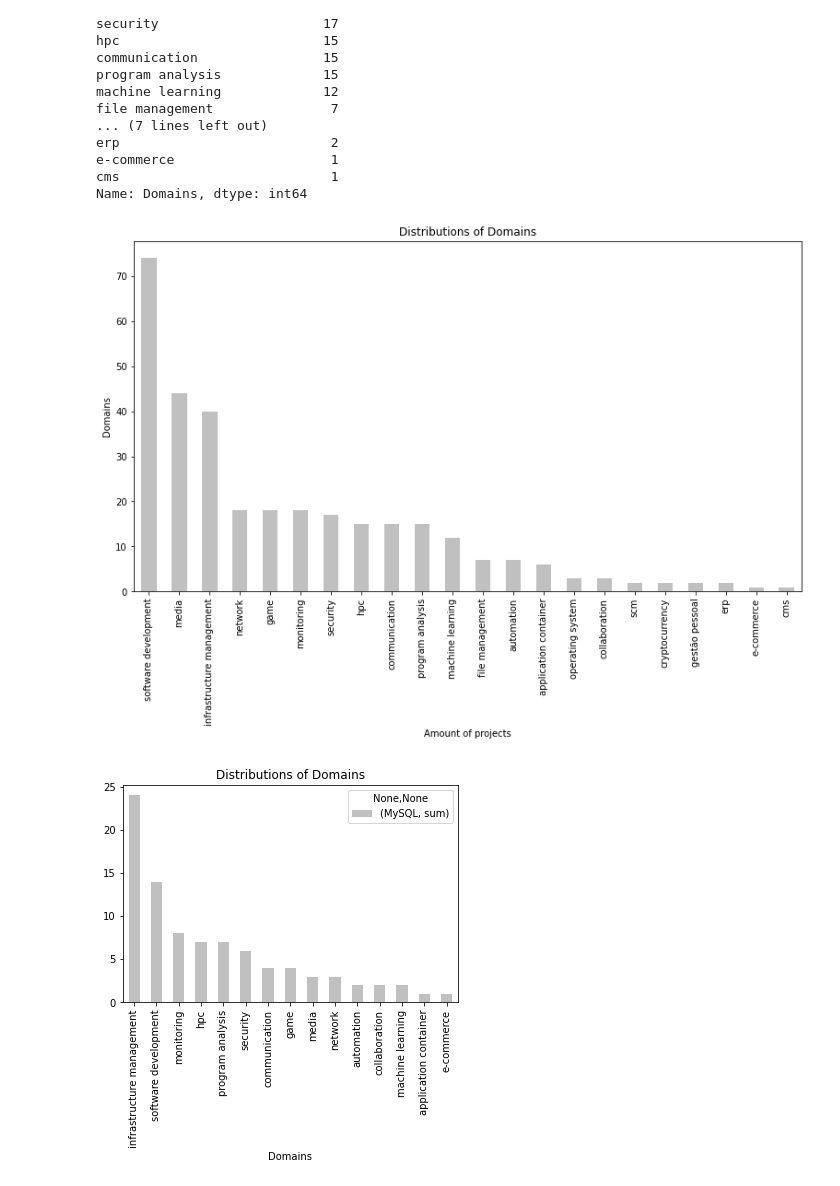
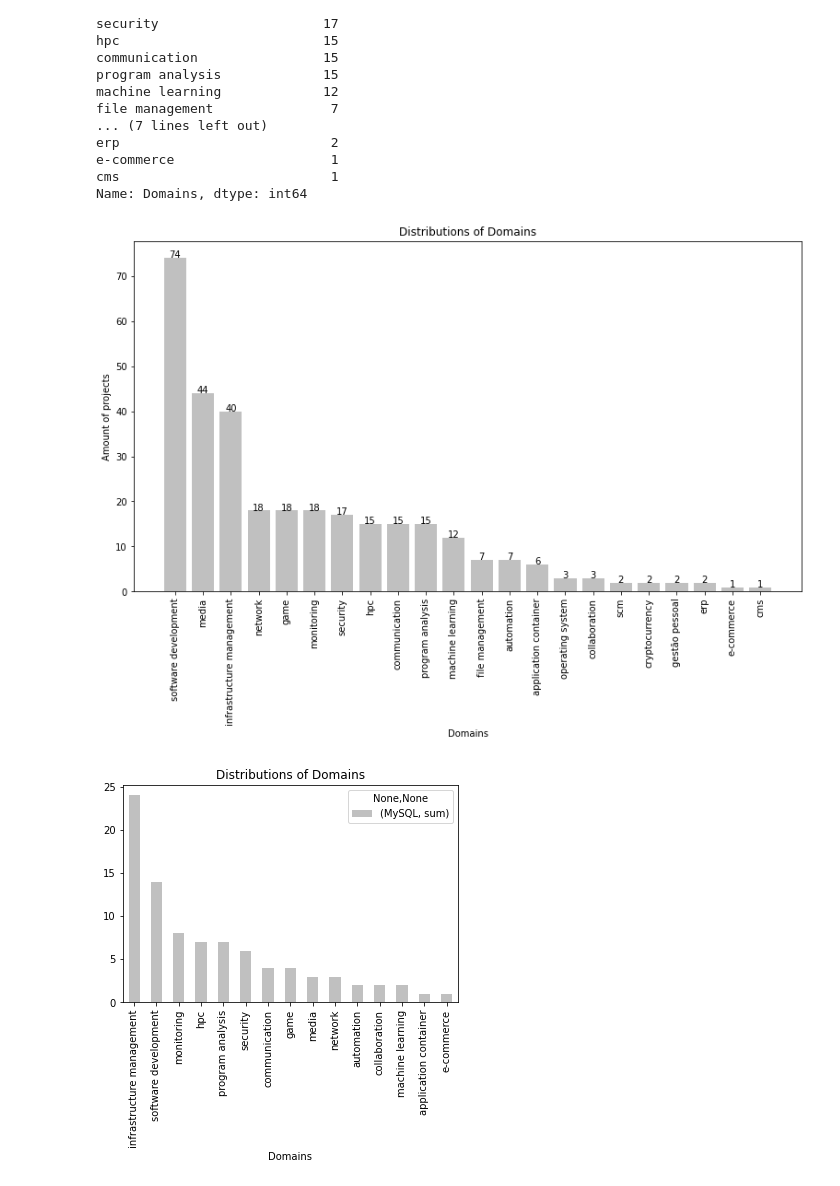
Before and after one commit to gems-uff/db-mining, a Jupyter notebook: src/characterization.ipynb, the cells around one changed output. Drawn from its saved outputs; the diff is of its cells as text; code cells hidden in the pictures.

```diff
--- a/src/characterization.ipynb
+++ b/src/characterization.ipynb
@@ -7,10 +7,10 @@ import os
 from util import RESOURCE_DIR
 type_characterization = ['database.xlsx', 'implementation.xlsx']
 CHARACTERIZATION_FILE_PATH = RESOURCE_DIR + os.sep + type_characterization[0]
-df = pd.read_excel(CHARACTERIZATION_FILE_PATH, engine = 'openpyxl')
-data_with_index = df.set_index("Projects")
-data_with_index = data_with_index.drop(["ethereumj", "openhab1-addons", "openhab2-addons", "Silence", "docker-client", "riot-android", "zalenium"])
-data_with_index.reset_index(inplace=True)
+data_with_index = pd.read_excel(CHARACTERIZATION_FILE_PATH, engine = 'openpyxl')
+#data_with_index = df.set_index("Projects")
+#data_with_index = data_with_index.drop(["ethereumj", "openhab1-addons", "openhab2-addons", "Silence", "docker-client", "riot-android", "zalenium"])
+#data_with_index.reset_index(inplace=True)
 data_with_index.head()
 # %% [output]
 |  | Projects | Domains | Virtuoso-NoSql | Memcached | Microsoft Azure Table Storage | Ignite-NoSql | MarkLogic | ... |
@@ -72,13 +72,22 @@ cms                           1
 Name: Domains, dtype: int64
 # %%
 plt.figure(figsize=(13,7))
-data_with_index.Domains.value_counts().plot(kind='bar', color='silver',title = 'Distributions of Domains')
-#plt.xlim(0,100)
-plt.xlabel("Amount of projects")
-plt.ylabel("Domains")
+
+def addlabels(x,y):
+    for i in range(len(x)):
+        plt.text(i, y[i], y[i], ha = 'center') #
+
+df = data_with_index.Domains.value_counts()
+plt.bar(df.index, df.values, color='silver')
+addlabels(df.index, df.values)
+plt.xticks(rotation=90)
+
+plt.title("Distributions of Domains")
+plt.xlabel("Domains")
+plt.ylabel("Amount of projects")
 plt.show()
 # %% [output]
-[figure, old version]
+[figure, new version]
 # %%
 filtered_df = data_with_index.groupby('Domains').agg({'MySQL':['sum']})
 filtered_df = filtered_df[filtered_df['MySQL']['sum'] > 0]
```
Also changed, not shown: parts of 3 cells of this notebook, 11 other files.
